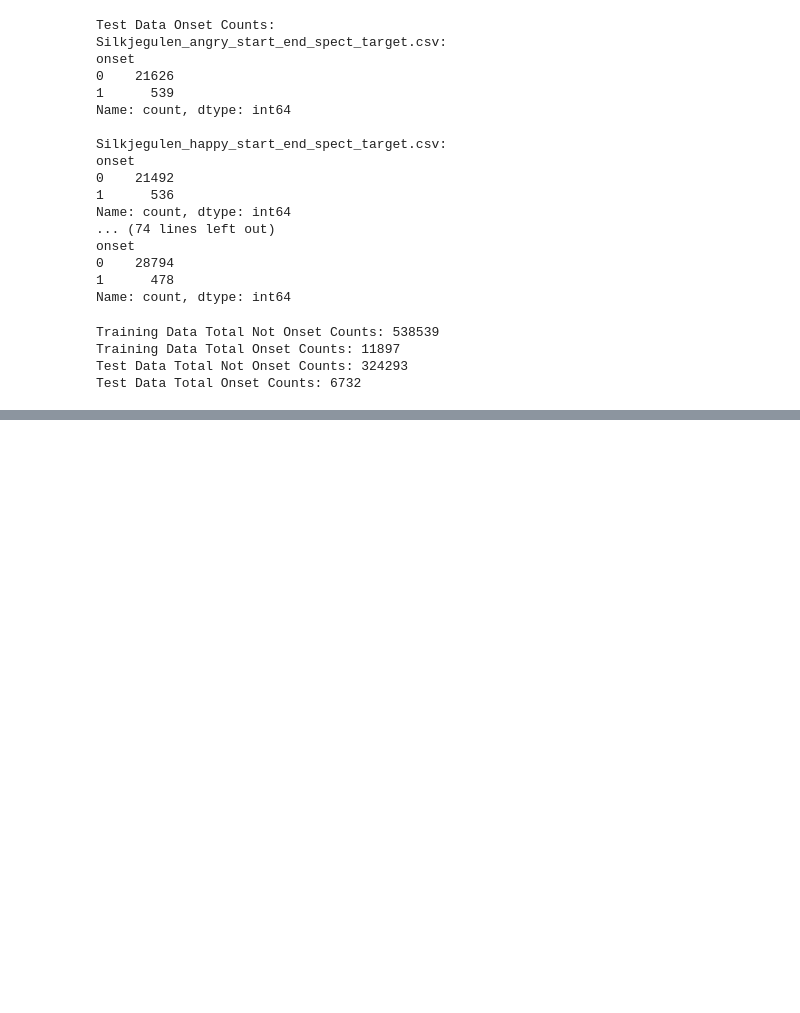
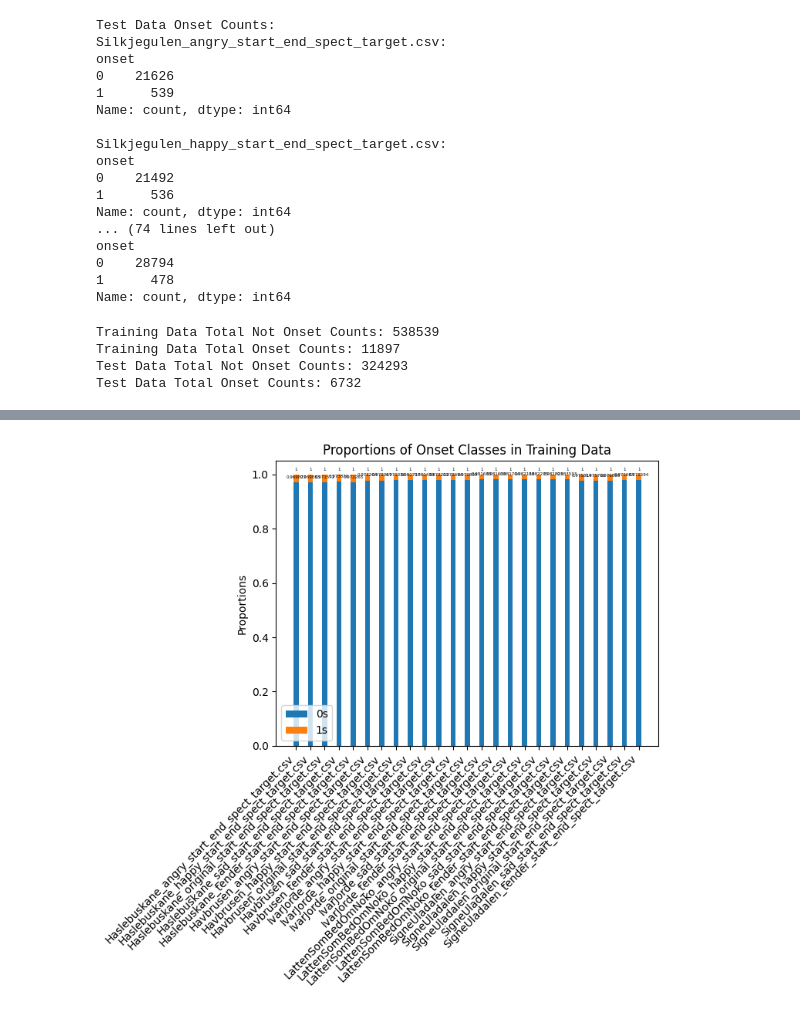
Before and after one commit to Tjielke/deep_learning_music_project, a Jupyter notebook: Main/data_exploration.ipynb, the cells around one changed output, grey strips where cells are left out. Cells and saved outputs as stored; diff of their text form; code cells hidden in the pictures; blank space fills up the shorter version.

Commit message:
Added proportions in data exploration with visuals that explain the skewness in our data.

```diff
--- a/Main/data_exploration.ipynb
+++ b/Main/data_exploration.ipynb
@@ -1,6 +1,7 @@
 # %%
 import os
 import pandas as pd
+import matplotlib.pyplot as plt
 
 # Get the project directory path
 project_dir = os.getcwd()
@@ -9,13 +10,41 @@ project_dir = os.getcwd()
 def load_data_and_count_values(data_dir):
     csv_files = [os.path.join(data_dir, file) for file in os.listdir(data_dir) if file.endswith('.csv')]
     dataframes = {file: pd.read_csv(file) for file in csv_files}
+    onset_percentages = {os.path.basename(file): df['onset'].value_counts(normalize=True) for file, df in dataframes.items() if 'onset' in df.columns}
     onset_counts = {os.path.basename(file): df['onset'].value_counts() for file, df in dataframes.items() if 'onset' in df.columns}
-    return onset_counts
+    return onset_percentages, onset_counts
 
 # Training data analysis
 train_data_dir = os.path.join(project_dir, 'Data', 'train_data')
-train_onset_counts = load_data_and_count_values(train_data_dir)
+train_onset_percentages,train_onset_counts = load_data_and_count_values(train_data_dir)
 
 # Test data analysis
 test_data_dir = os.path.join(project_dir, 'Data', 'test_data')
-test_onset_counts = load_data_and_count_values(test_data_dir)
+test_onset_percentages,test_onset_counts = load_data_and_count_values(test_data_dir)
+# %%
+
+def plot_onset_distribution(onset_counts, dataset_type):
+    fig, ax = plt.subplots()
+    # Collecting data for plot
+    labels = list(onset_counts.keys())
+    train_zeros = [counts.get(0, 0) for counts in onset_counts.values()]
+    train_ones = [counts.get(1, 0) for counts in onset_counts.values()]
+
+    x = range(len(labels))  # the label locations
+    width = 0.35  # the width of the bars
+
+    rects1 = ax.bar(x, train_zeros, width, label='0s')
+    rects2 = ax.bar(x, train_ones, width, bottom=train_zeros, label='1s')
+
+    # Add some text for labels, title and custom x-axis tick labels, etc.
+    ax.set_ylabel('Proportions')
+    ax.set_title(f'Proportions of Onset Classes in {dataset_type} Data')
+    ax.set_xticks(x)
+    ax.set_xticklabels(labels, rotation=45, ha='right')
+    ax.legend()
+
+    # Adding bar labels with smaller fontsize
+    ax.bar_label(rects1, padding=3, fontsize=4)  # Set fontsize here
+    ax.bar_label(rects2, padding=3, fontsize=4)  # Set fontsize here
+
+    plt.show()
@@ -88,0 +208,6 @@ Test Data Total Onset Counts: 6732
+# %%
+
+# Visualizing the distributions
+plot_onset_distribution(train_onset_percentages, "Training")
+# %% [output]
+[figure, added]
```
Also changed, not shown: parts of 6 cells of this notebook.
